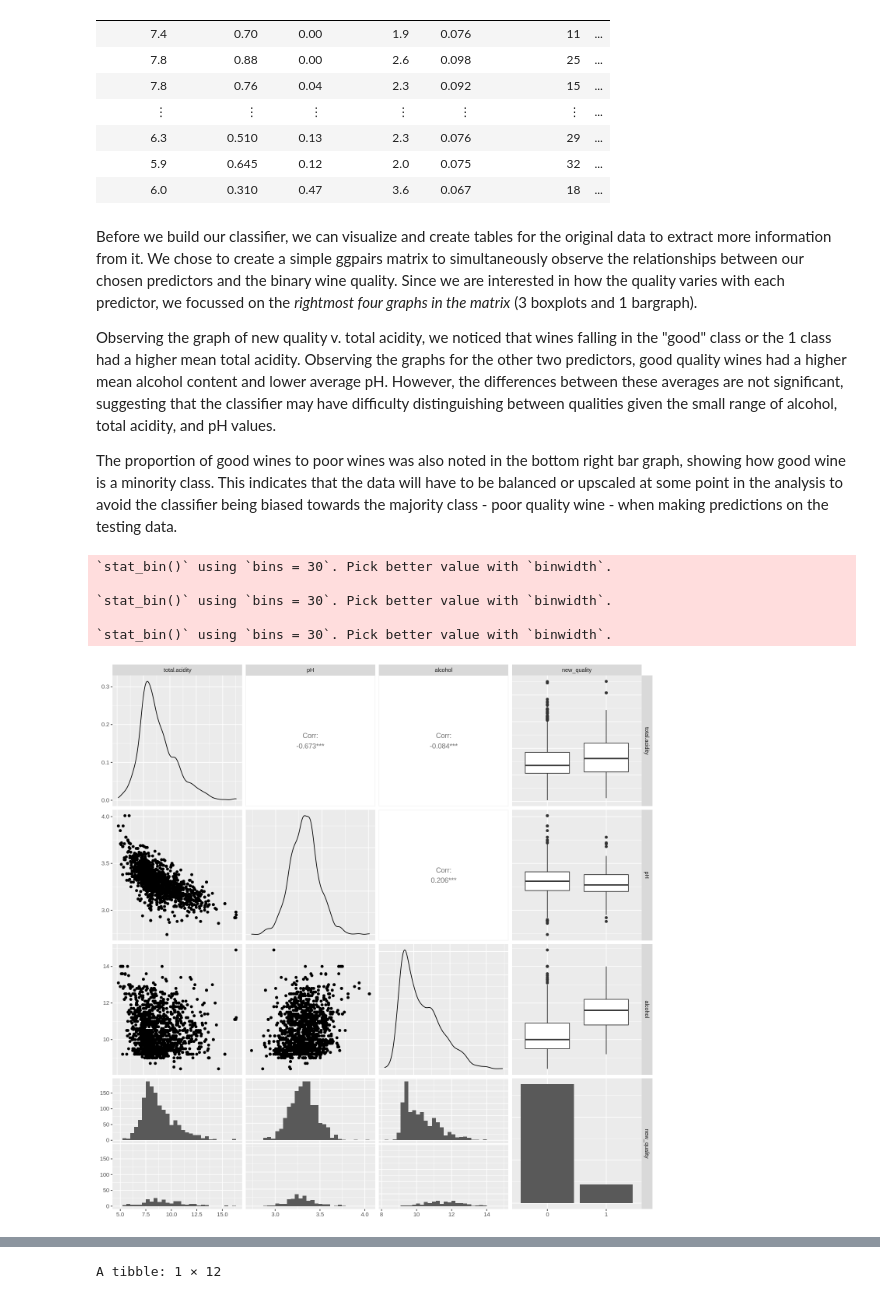
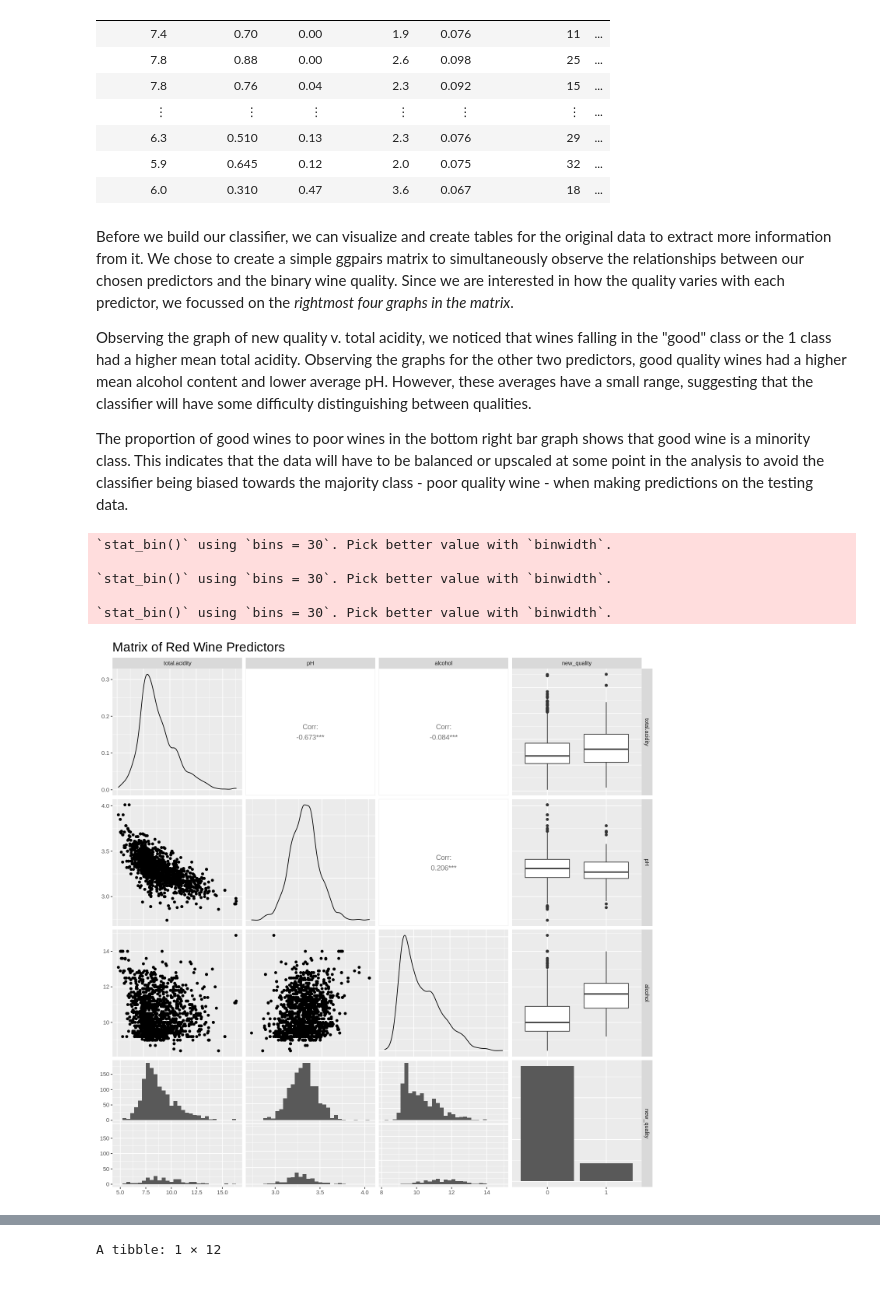
Before and after one commit to man-on-wire/Vinho-Verde, a Jupyter notebook: Written Proposal.ipynb, the cells around one changed output, grey strips where cells are left out. Saved outputs shown, nothing was run; the diff lists cells and outputs as text; code cells hidden in the pictures.

```diff
--- a/Written Proposal.ipynb
+++ b/Written Proposal.ipynb
@@ -99,21 +100,25 @@ A tibble: 1599 × 14
 | 5.9 | 0.645 | 0.12 | 2.0 | 0.075 | 32 | ... |
 | 6.0 | 0.310 | 0.47 | 3.6 | 0.067 | 18 | ... |
 # %% [markdown]
-Before we build our classifier, we can visualize and create tables for the original data to extract more information from it. We chose to create a simple ggpairs matrix to simultaneously observe the relationships between our chosen predictors and the binary wine quality. Since we are interested in how the quality varies with each predictor, we focussed on the *rightmost four graphs in the matrix* (3 boxplots and 1 bargraph).
+Before we build our classifier, we can visualize and create tables for the original data to extract more information from it. We chose to create a simple ggpairs matrix to simultaneously observe the relationships between our chosen predictors and the binary wine quality. Since we are interested in how the quality varies with each predictor, we focussed on the *rightmost four graphs in the matrix*.
 
-Observing the graph of new quality v. total acidity, we noticed that wines falling in the "good" class or the 1 class had a higher mean total acidity. Observing the graphs for the other two predictors, good quality wines had a higher mean alcohol content and lower average pH. However, the differences between these averages are not significant, suggesting that the classifier may have difficulty distinguishing between qualities given the small range of alcohol, total acidity, and pH values.
+Observing the graph of new quality v. total acidity, we noticed that wines falling in the "good" class or the 1 class had a higher mean total acidity. Observing the graphs for the other two predictors, good quality wines had a higher mean alcohol content and lower average pH. However, these averages have a small range, suggesting that the classifier will have some difficulty distinguishing between qualities.
 
-The proportion of good wines to poor wines was also noted in the bottom right bar graph, showing how good wine is a minority class. This indicates that the data will have to be balanced or upscaled at some point in the analysis to avoid the classifier being biased towards the majority class - poor quality wine - when making predictions on the testing data.
+The proportion of good wines to poor wines in the bottom right bar graph shows that good wine is a minority class. This indicates that the data will have to be balanced or upscaled at some point in the analysis to avoid the classifier being biased towards the majority class - poor quality wine - when making predictions on the testing data.
 # %%
 options(repr.plot.height = 12, repr.plot.width = 12)
 
-my_ggpairs <- ggpairs(red_wine, columns = c("total.acidity", "pH", "alcohol", "new_quality"))
+my_ggpairs <- ggpairs(red_wine, columns = c("total.acidity", "pH", "alcohol", "new_quality")) +
+    ggtitle("Matrix of Red Wine Predictors")+
+    theme(plot.title = element_text(size = 20))
 my_ggpairs
+
+# FIGURE 1.
 # %% [output]
 `stat_bin()` using `bins = 30`. Pick better value with `binwidth`.
 
 `stat_bin()` using `bins = 30`. Pick better value with `binwidth`.
 
 `stat_bin()` using `bins = 30`. Pick better value with `binwidth`.
-[figure, old version]
+[figure, new version]
 # %% [markdown]
```
Also changed, not shown: parts of 18 cells of this notebook.
